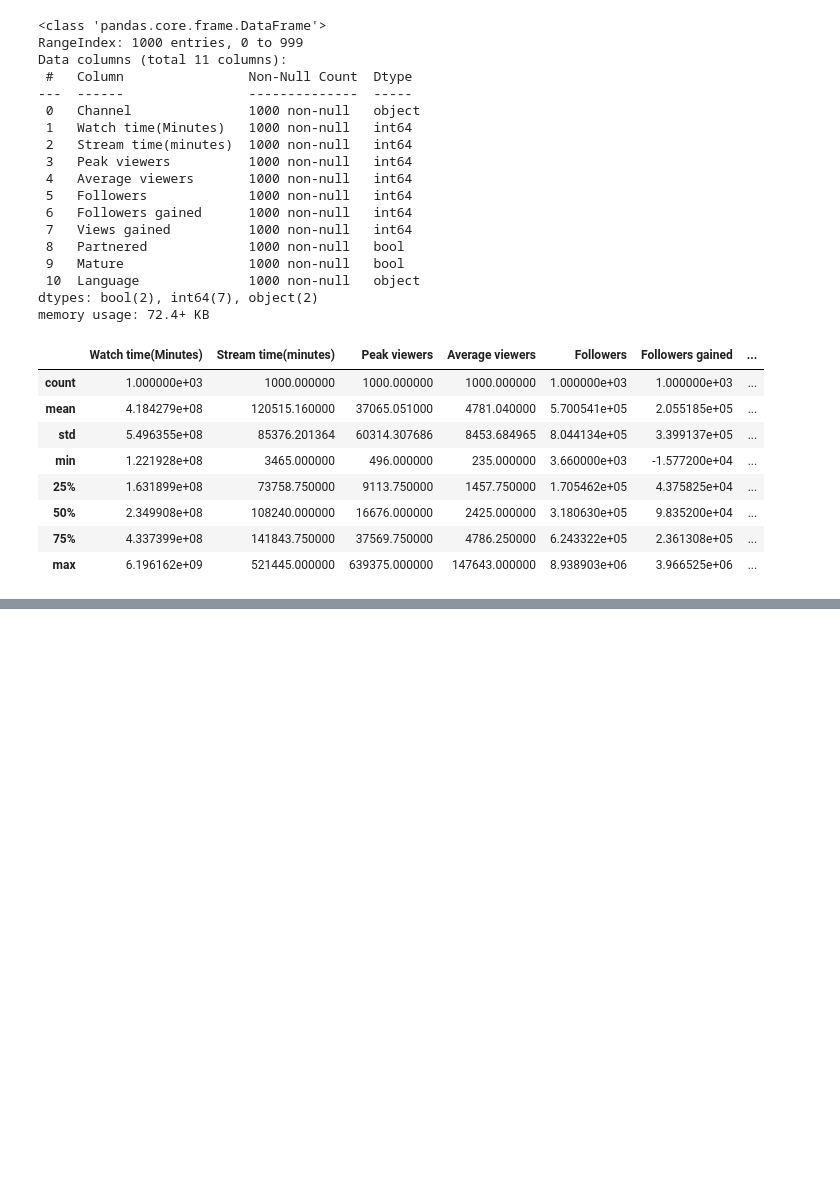
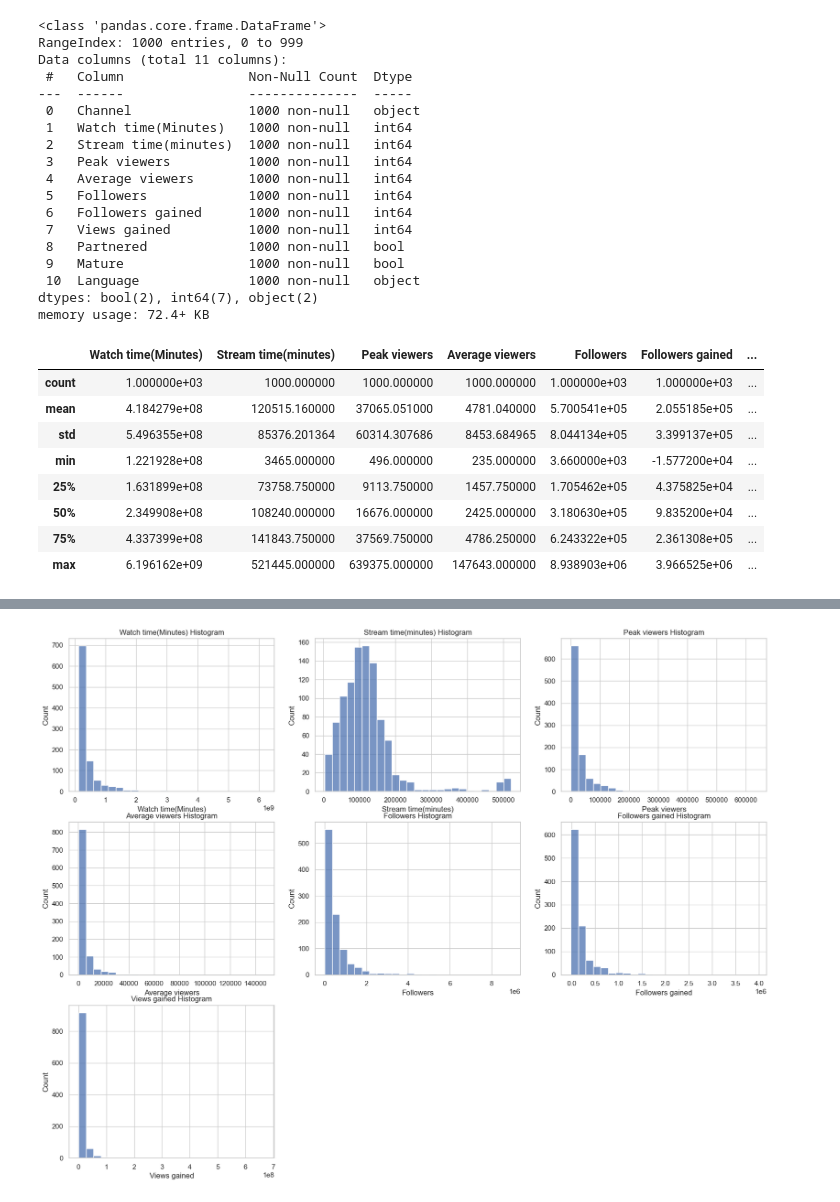
Before and after one commit to datasheng/csc460-Assignment4-William-Ng, a Jupyter notebook: EDA_assignment.ipynb, the cells around one changed output, grey strips where cells are left out. Cells and saved outputs as stored; diff of their text form; code cells hidden in the pictures; blank space fills up the shorter version.

```diff
--- a/EDA_assignment.ipynb
+++ b/EDA_assignment.ipynb
@@ -55,0 +78,43 @@ df.head()
+# %%
+sns.set(style="whitegrid")
+
+# Get numeric and categorical columns
+num_cols=df.select_dtypes(include=["int64"]).columns.tolist()
+cat_cols=df.select_dtypes(include=["object", "bool"]).columns.tolist()
+col_row = 3
+num_rows = (len(num_cols) + col_row - 1) // col_row
+fig, ax = plt.subplots(num_rows, col_row, figsize=(20, 5 * num_rows))
+ax = ax.flatten()
+Dataset = []
+
+for col in num_cols:
+    max = df[col].max()
+    min = df[col].min()
+    mean = df[col].mean()
+    median = df[col].median()
+    std = df[col].std()
+    quartile1 = df[col].quantile(0.25)
+    quartile3 = df[col].quantile(0.75)
+    IQR = quartile3 - quartile1
+    lower = quartile1 - (1.5 * IQR)
+    upper = quartile3 + (1.5 * IQR)
+    outliers = df[(df[col] < lower) | (df[col] > upper)]
+    Dataset.append({
+        "column": col,
+        "max": max,
+        "min": min,
+        "mean": mean,
+        "median": median,
+        "std" : std
+    })
+
+for i, col in enumerate(num_cols):
+    sns.histplot(df[col], ax=ax[i], kde=False, bins=25)
+    ax[i].set_title(f'{col} Histogram')
+
+for j in range(i + 1, len(ax)):
+    ax[j].set_visible(False)
+
+plt.show()
+# %% [output]
+[figure, added]
```
Also changed, not shown: parts of 5 cells of this notebook.
